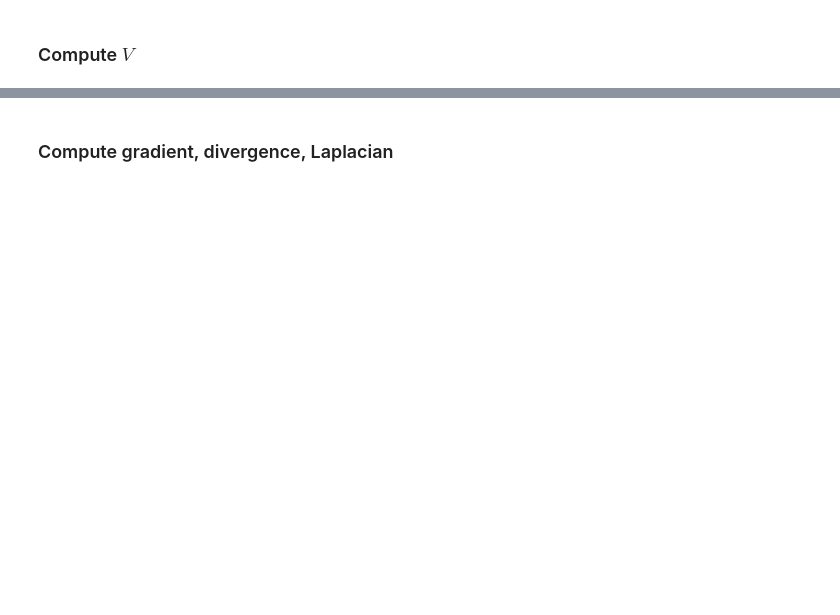
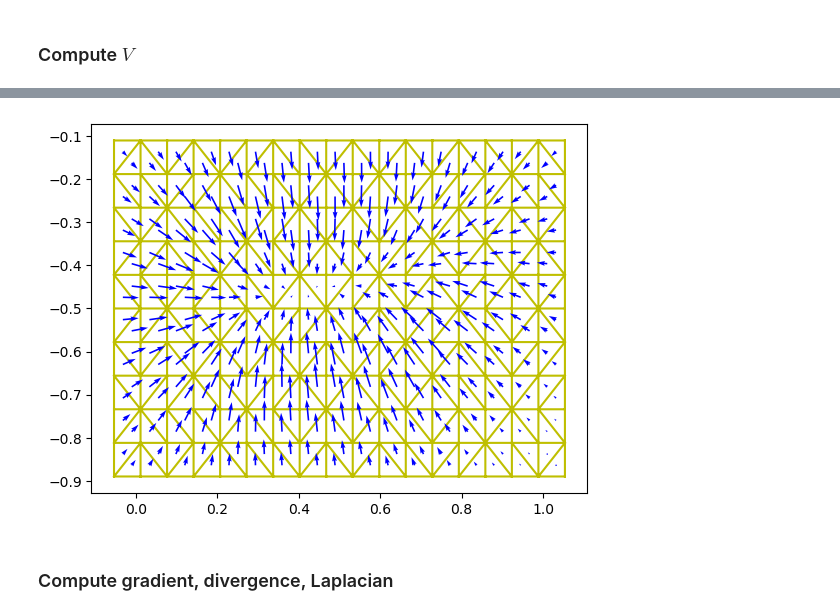
Before and after one commit to lfogarty98/psr_project, a Jupyter notebook: psr.ipynb, the cells around one changed output, grey strips where cells are left out. Drawn from its saved outputs; the diff is of its cells as text; code cells hidden in the pictures; blank space fills up the shorter version.

```diff
--- a/psr.ipynb
+++ b/psr.ipynb
@@ -104,3 +102,12 @@ print(triangulation.simplices[0])
+# %%
+# visualize V for each face
+V_face = compute_gradient_per_face(triangulation, V_vertex)
+plt.triplot(points[:,0], points[:,1], triangulation.simplices, color='y')
+centroids = np.mean(points[triangulation.simplices], axis=1)
+plt.quiver(centroids[:,0], centroids[:,1], V_face[:,0], V_face[:,1], color='blue', scale_units='xy')
+plt.show()
+# %% [output]
+[figure, added]
 # %% [markdown]
 ### Compute gradient, divergence, Laplacian ###
 # %%
```
Also changed, not shown: parts of 6 cells of this notebook.
